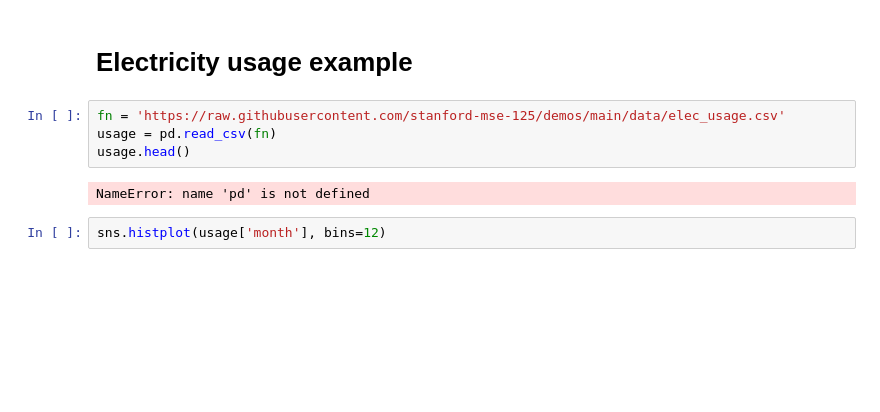
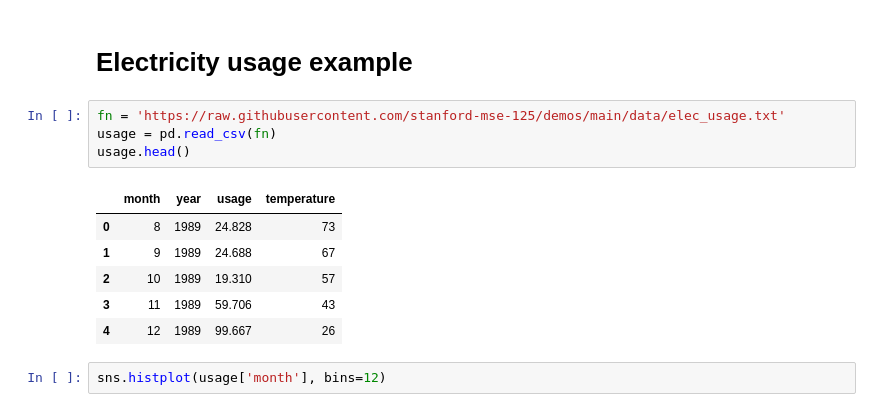
Before and after one commit to stanford-mse-125/demos, a Jupyter notebook: electricity.ipynb, the cells around one changed output. Drawn from its saved outputs; the diff is of its cells as text; blank space fills up the shorter version.

```diff
--- a/electricity.ipynb
+++ b/electricity.ipynb
@@ -20,11 +20,16 @@ from sklearn.linear_model import LinearRegression
 # %% [markdown]
 # Electricity usage example
 # %%
-fn = 'https://raw.githubusercontent.com/stanford-mse-125/demos/main/data/elec_usage.csv'
+fn = 'https://raw.githubusercontent.com/stanford-mse-125/demos/main/data/elec_usage.txt'
 usage = pd.read_csv(fn)
 usage.head()
 # %% [output]
-NameError: name 'pd' is not defined
+|  | month | year | usage | temperature |
+| 0 | 8 | 1989 | 24.828 | 73 |
+| 1 | 9 | 1989 | 24.688 | 67 |
+| 2 | 10 | 1989 | 19.310 | 57 |
+| 3 | 11 | 1989 | 59.706 | 43 |
+| 4 | 12 | 1989 | 99.667 | 26 |
 # %%
 sns.histplot(usage['month'], bins=12)
 # %% [output]
```
Also changed, not shown: parts of 2 cells of this notebook, 2 other files.
